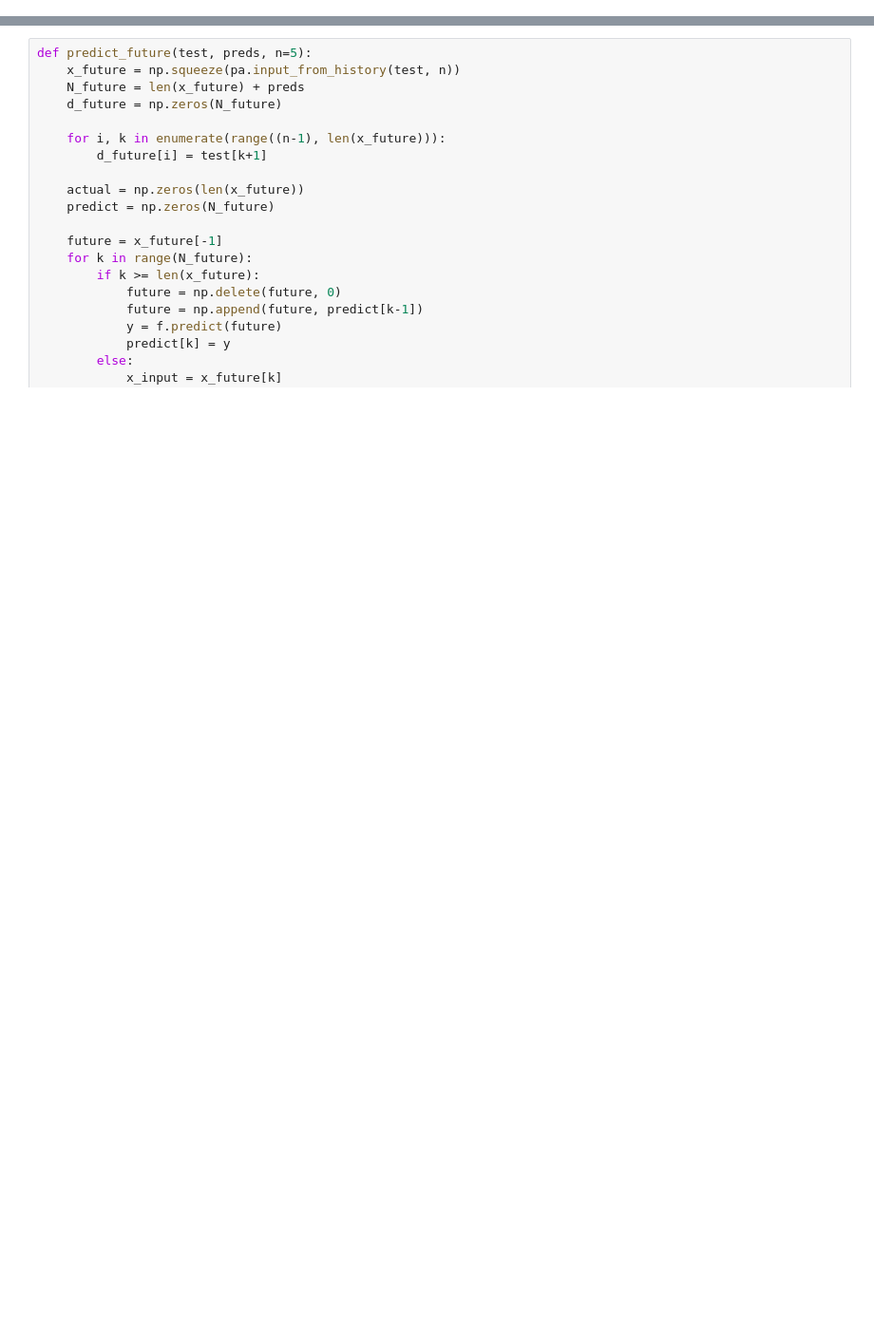
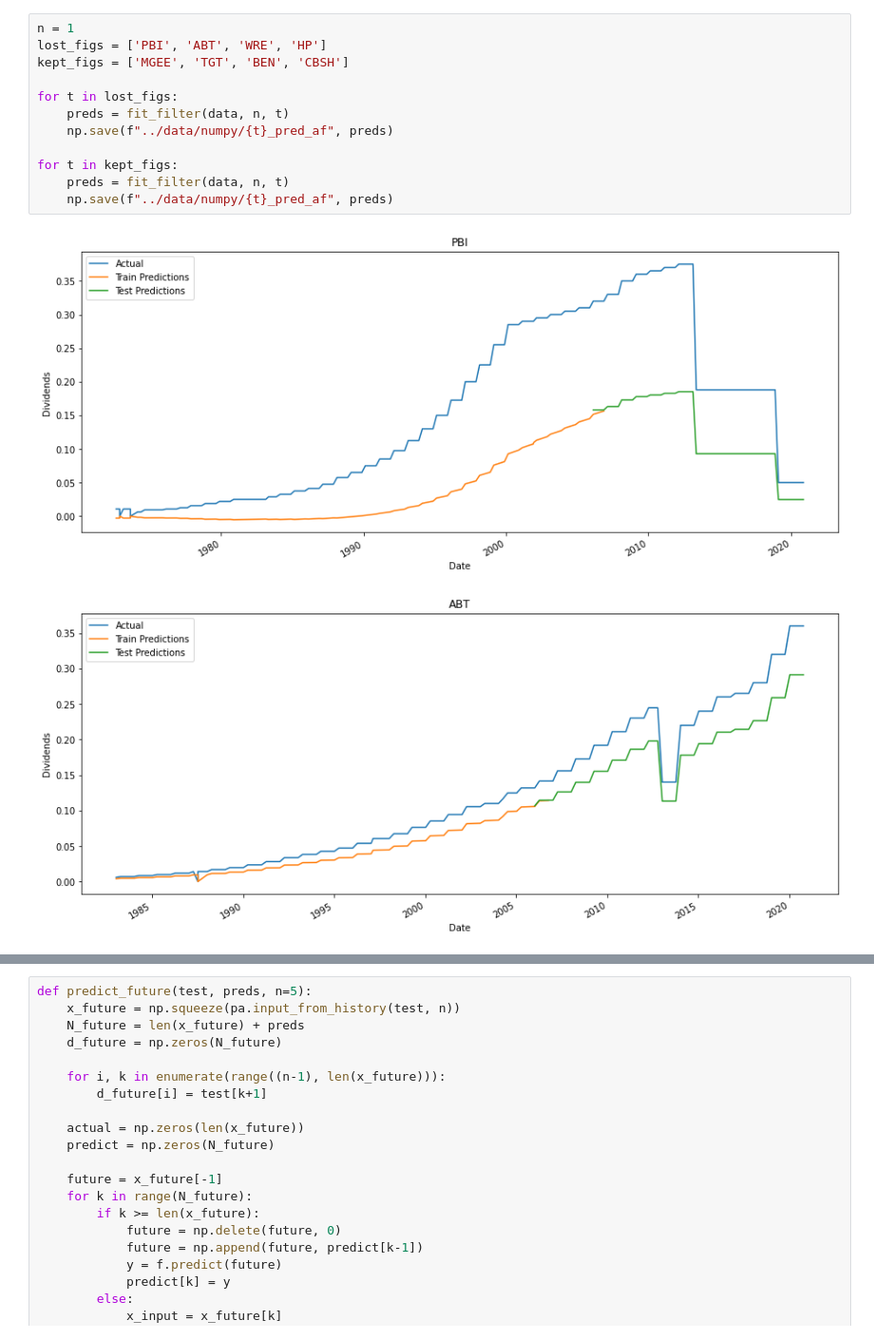
Before and after one commit to danpelis/DividendChampionPredictor, a Jupyter notebook: AdaptiveFilter/AdaptiveFilter.ipynb, the cells around one changed output, grey strips where cells are left out. Shown at 95% size. Cells and saved outputs as stored; diff of their text form; blank space fills up the shorter version.

```diff
--- a/AdaptiveFilter/AdaptiveFilter.ipynb
+++ b/AdaptiveFilter/AdaptiveFilter.ipynb
@@ -124,0 +196,15 @@ plot_filter_result(pred=y, actual=d, error=e, mu_val=best_mu, n=n)
+# %%
+n = 1
+lost_figs = ['PBI', 'ABT', 'WRE', 'HP']
+kept_figs = ['MGEE', 'TGT', 'BEN', 'CBSH']
+
+for t in lost_figs:
+    preds = fit_filter(data, n, t)
+    np.save(f"../data/numpy/{t}_pred_af", preds)
+
+for t in kept_figs:
+    preds = fit_filter(data, n, t)
+    np.save(f"../data/numpy/{t}_pred_af", preds)
+# %% [output]
+[figure, added]
+[figure, added]
```
Also changed, not shown: parts of 30 cells of this notebook, 10 other files.
